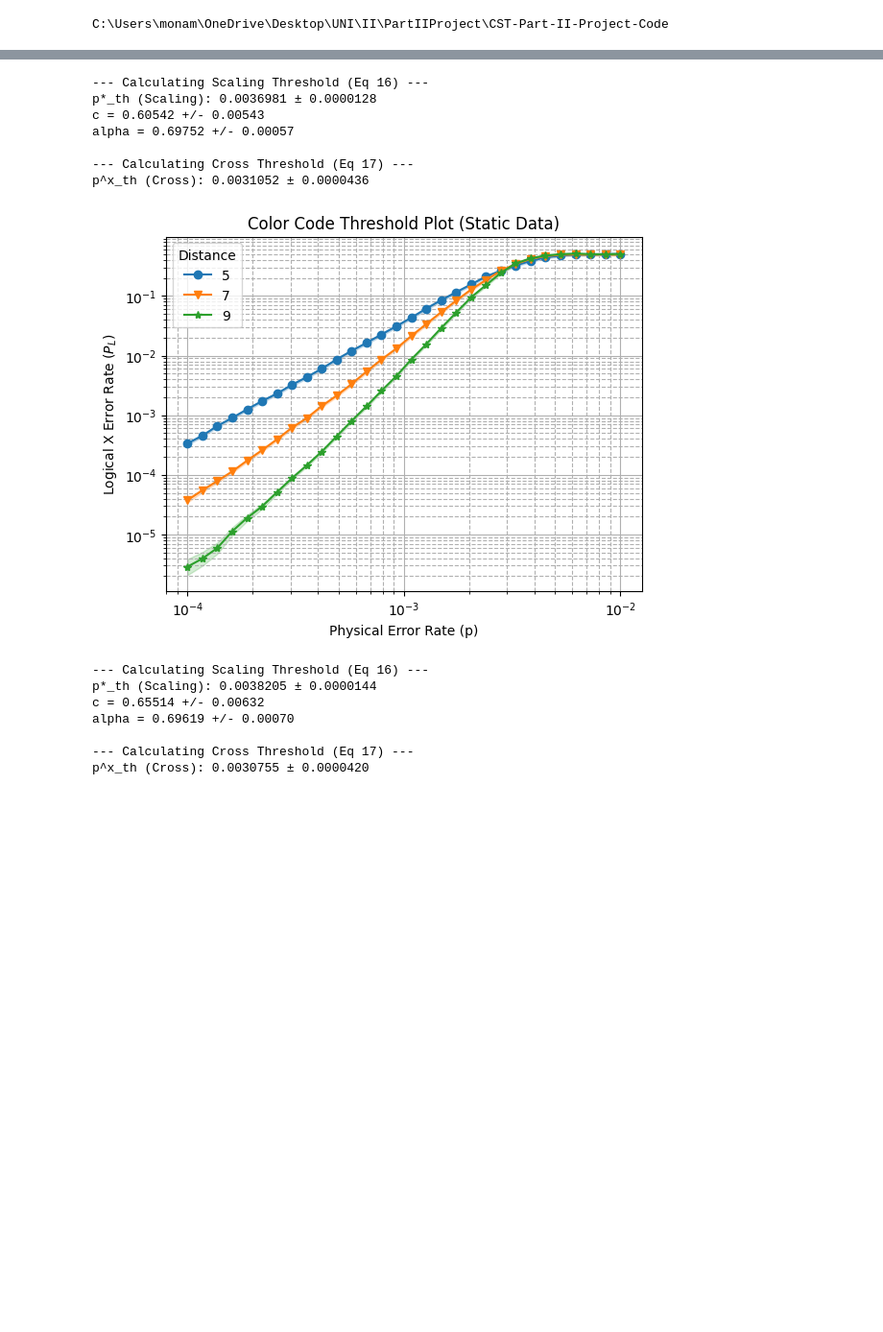
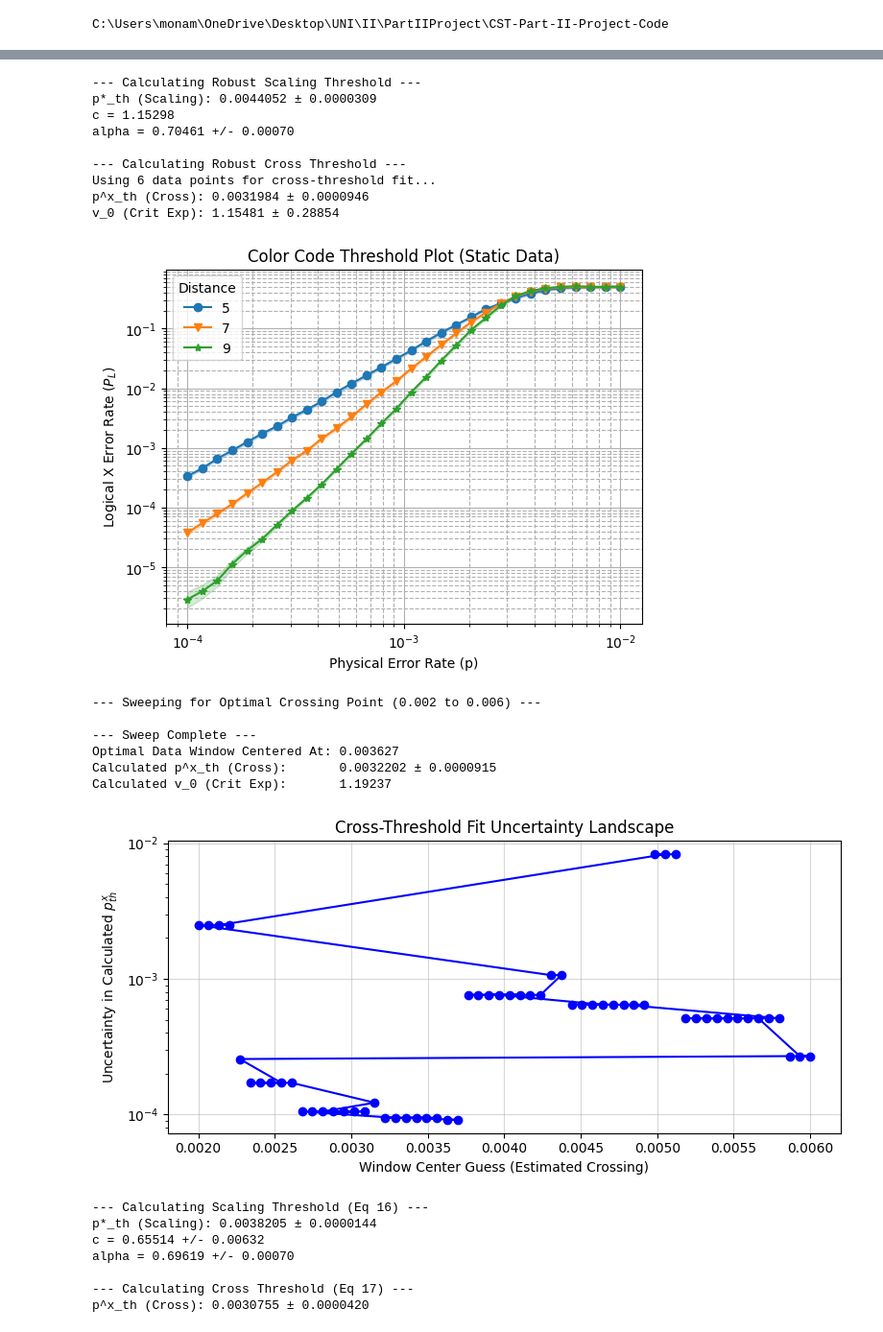
Before and after one commit to monamoeba/CST-Part-II-Project-Code, a Jupyter notebook: color_code_experiments/evaluation_plots.ipynb, the cells around one changed output, grey strips where cells are left out. Shown at 96% size. Drawn from its saved outputs; the diff is of its cells as text; code cells hidden in the pictures; blank space fills up the shorter version.

```diff
--- a/color_code_experiments/evaluation_plots.ipynb
+++ b/color_code_experiments/evaluation_plots.ipynb
@@ -43,17 +479,15 @@ def calculate_paper_thresholds(samples: List[sinter.TaskStats], estimated_crossi
 
     y = errors / shots
 
-    # 2. Calculate Statistical Weights (Handling zero-errors)
     y_err = np.sqrt(y * (1.0 - y) / shots)
     zero_mask = y == 0
     y[zero_mask] = 1.0 / shots[zero_mask]
     y_err[zero_mask] = 1.0 / shots[zero_mask]
 
-    # Initialize return variables so plotting doesn't crash if a fit fails
     popt_scale = None
     popt_cross = None
 
-    # --- 3. Fit Scaling Threshold (Eq 16) ---
+    # --- fit Scaling Threshold ---
     print("\n--- Calculating Scaling Threshold (Eq 16) ---")
     low_p_mask = ps < (estimated_crossing * 0.8)
     num_scale_points = np.sum(low_p_mask)
@@ -77,7 +511,7 @@ def calculate_paper_thresholds(samples: List[sinter.TaskStats], estimated_crossi
     else:
         print(f"Skipped: Found only {num_scale_points} data points below p={estimated_crossing * 0.8}. Need at least 3.")
 
-    # --- 4. Fit Cross Threshold (Eq 17) ---
+    # --- Fit Cross Threshol ---
     print("\n--- Calculating Cross Threshold (Eq 17) ---")
     unique_ps = np.unique(ps)
     closest_ps = sorted(unique_ps, key=lambda p: abs(p - estimated_crossing))[:5]
@@ -108,52 +542,68 @@ def calculate_paper_thresholds(samples: List[sinter.TaskStats], estimated_crossi
     return popt_scale, popt_cross
 
 def analyze_and_plot():
-    # 1. Load the frozen data from your hard drive
     with open("final_report_666_CC_XL_data.csv", "r") as f:
         samples = sinter.stats_from_csv_files(f)
 
-    # 2. Calculate thresholds based on the STATIC dataset
-    # (This will now give you the exact same number every time)
-    popt_scale, popt_cross = calculate_paper_thresholds(samples)
-
-    # 3. Plotting
+    #popt_scale, popt_cross = calculate_paper_thresholds(samples)
+    popt_scale, popt_cross = calculate_robust_thresholds(samples, estimated_crossing=0.0036)
     fig, ax = plt.subplots()
     sinter.plot_error_rate(
         ax=ax,
         stats=samples,
         x_func=lambda stats: stats.json_metadata['p'],
         group_func=lambda stats: stats.json_metadata['d'],
         failure_units_per_shot_func=lambda stats: 1,
     )
 
     ax.loglog()
     ax.set_title("Color Code Threshold Plot (Static Data)")
     ax.set_xlabel("Physical Error Rate (p)")
     ax.set_ylabel("Logical X Error Rate ($P_L$)")
     ax.grid(which='major', linestyle='-')
     ax.grid(which='minor', linestyle='--')
 
     """
     if popt_scale is not None:
         ax.axvline(x=popt_scale[1], color='b', linestyle=':', label=f"Scaling th: {popt_scale[1]:.4f}")
     if popt_cross is not None:
         ax.axvline(x=popt_cross[3], color='r', linestyle='--', label=f"Cross th: {popt_cross[3]:.4f}")"""
     #ax.set_xlim(2e-3, 7e-3)
     #ax.set_ylim(1e-2,1)
     ax.legend(title='Distance')
-    plt.savefig("ImplCCThresholdPlot_Final_XL.png")
+    #plt.savefig("ImplCCThresholdPlot_Final_XL.png")
     plt.show()
 
 analyze_and_plot()
+
+with open("final_report_666_CC_XL_data.csv", "r") as f:
+    samples = sinter.stats_from_csv_files(f)
+
+best_cross_params = find_best_crossing_point(
+    samples,
+    min_guess=0.002, # Start slightly below your visual estimate
+    max_guess=0.006, # End slightly above your visual estimate
+    steps=60,        # Number of windows to test
+    min_d=7          # Use only distances 7 through 19
+)
 # %% [output]
---- Calculating Scaling Threshold (Eq 16) ---
-p*_th (Scaling): 0.0036981 ± 0.0000128
-c = 0.60542 +/- 0.00543
-alpha = 0.69752 +/- 0.00057
+--- Calculating Robust Scaling Threshold ---
+p*_th (Scaling): 0.0044052 ± 0.0000309
+c = 1.15298
+alpha = 0.70461 +/- 0.00070
 
---- Calculating Cross Threshold (Eq 17) ---
-p^x_th (Cross): 0.0031052 ± 0.0000436
+--- Calculating Robust Cross Threshold ---
+Using 6 data points for cross-threshold fit...
+p^x_th (Cross): 0.0031984 ± 0.0000946
+v_0 (Crit Exp): 1.15481 ± 0.28854
 [figure]
+--- Sweeping for Optimal Crossing Point (0.002 to 0.006) ---
+
+--- Sweep Complete ---
+Optimal Data Window Centered At: 0.003627
+Calculated p^x_th (Cross):       0.0032202 ± 0.0000915
+Calculated v_0 (Crit Exp):       1.19237
+[figure, added]
 # %%
 def analyze_and_plot_ZL():
     # 1. Load the frozen data from your hard drive
```
Also changed, not shown: parts of 3 cells of this notebook, 8 other files.
